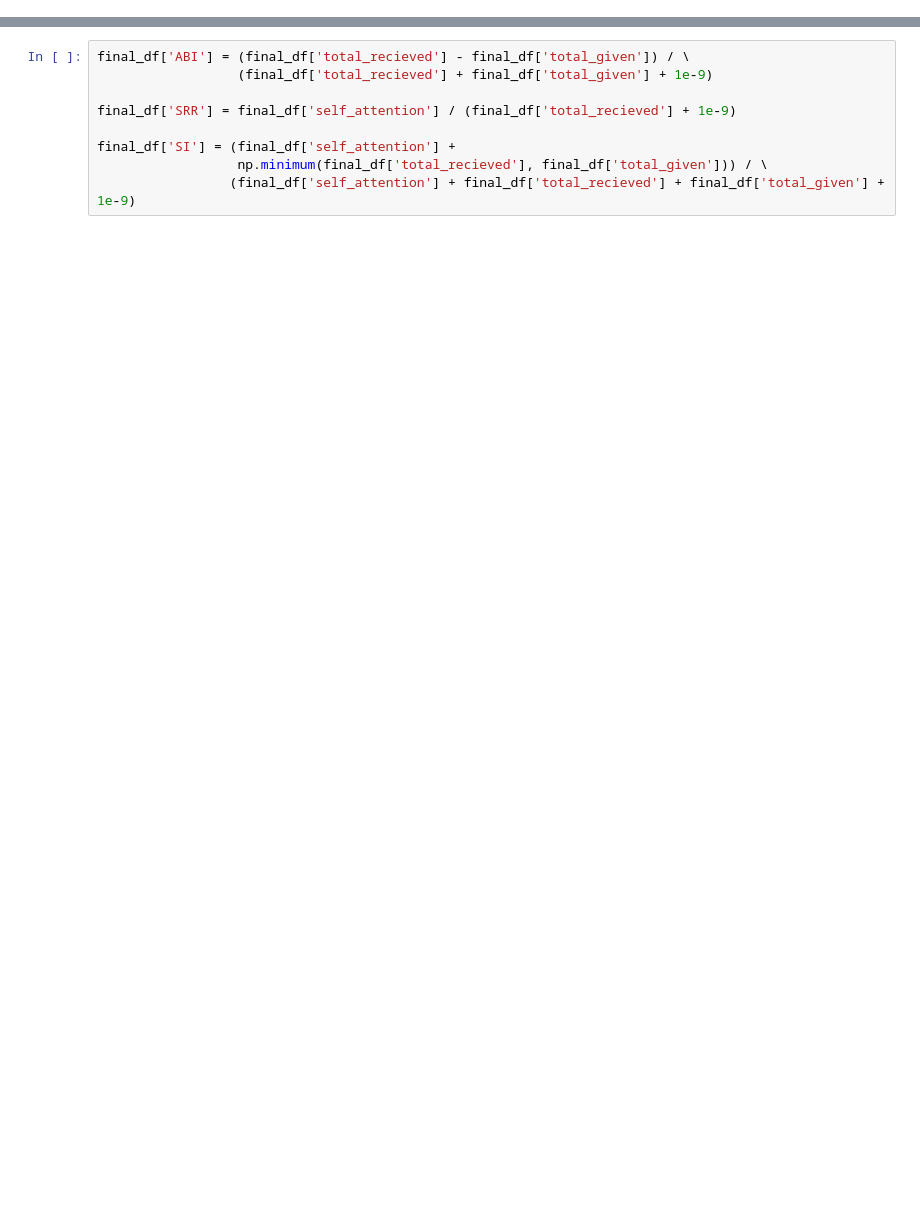
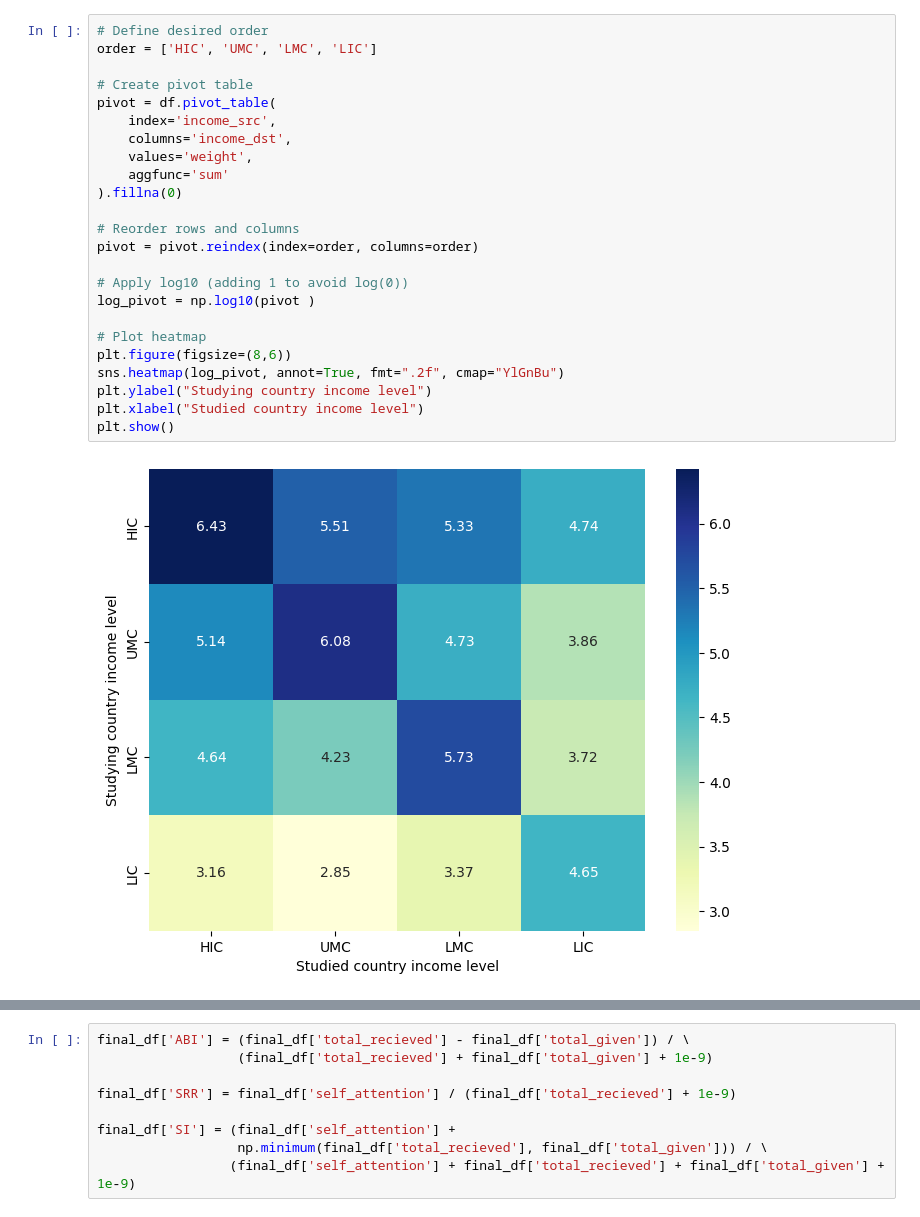
Before and after one commit to YasAsgari/Arab_spring_scholarly_attention, a Jupyter notebook: Quick_check/check.ipynb, the cells around one changed output, grey strips where cells are left out. Drawn from its saved outputs; the diff is of its cells as text; blank space fills up the shorter version.

```diff
--- a/Quick_check/check.ipynb
+++ b/Quick_check/check.ipynb
@@ -38,0 +119,26 @@ df=df[df['year']<=2020]
+# %%
+# Define desired order
+order = ['HIC', 'UMC', 'LMC', 'LIC']
+
+# Create pivot table
+pivot = df.pivot_table(
+    index='income_src',
+    columns='income_dst',
+    values='weight',
+    aggfunc='sum'
+).fillna(0)
+
+# Reorder rows and columns
+pivot = pivot.reindex(index=order, columns=order)
+
+# Apply log10 (adding 1 to avoid log(0))
+log_pivot = np.log10(pivot )
+
+# Plot heatmap
+plt.figure(figsize=(8,6))
+sns.heatmap(log_pivot, annot=True, fmt=".2f", cmap="YlGnBu")
+plt.ylabel("Studying country income level")
+plt.xlabel("Studied country income level")
+plt.show()
+# %% [output]
+[figure, added]
```
Also changed, not shown: parts of 31 cells of this notebook, 10 other files.
